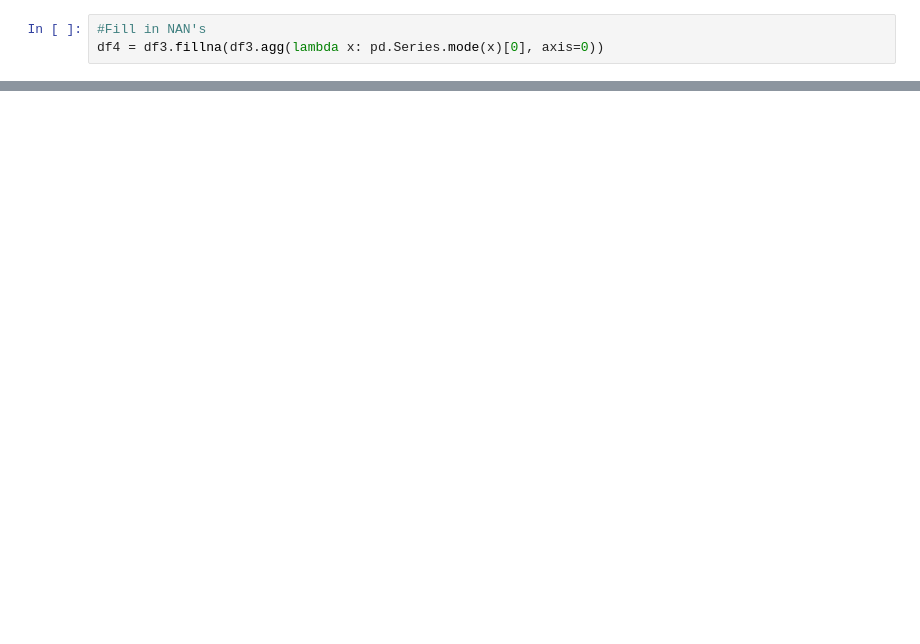
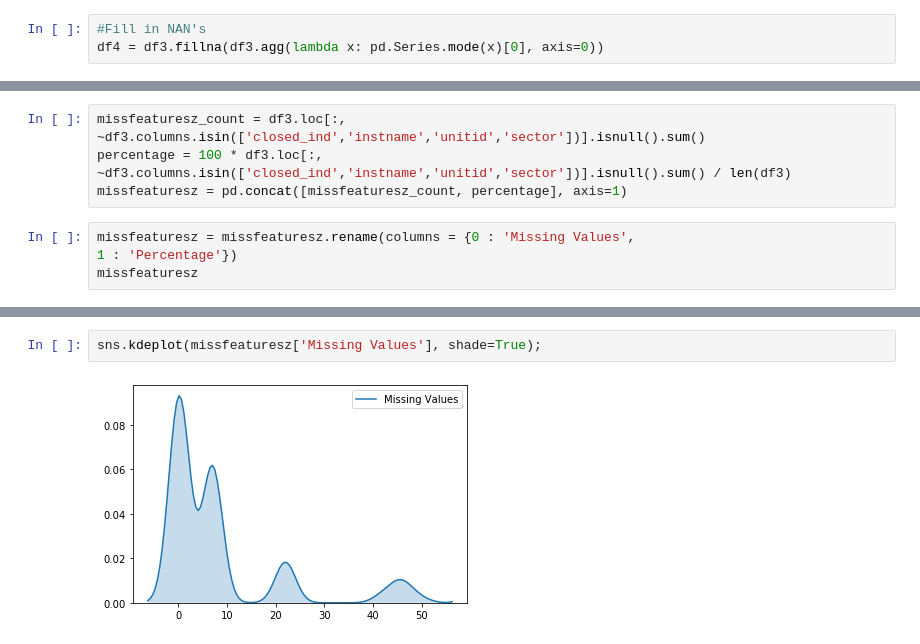
Before and after one commit to georgetown-analytics/Higher-Ed-Closings, a Jupyter notebook: Exploratory Data Analysis/edafinal.ipynb, the cells around one changed output, grey strips where cells are left out. Saved outputs shown, nothing was run; the diff lists cells and outputs as text; blank space fills up the shorter version.

```diff
--- a/Exploratory Data Analysis/edafinal.ipynb
+++ b/Exploratory Data Analysis/edafinal.ipynb
@@ -209,0 +258,8 @@ df4.to_csv('posteda.csv')
+# %%
+missfeaturesz_count = df3.loc[:, ~df3.columns.isin(['closed_ind','instname','unitid','sector'])].isnull().sum()
+percentage = 100 * df3.loc[:, ~df3.columns.isin(['closed_ind','instname','unitid','sector'])].isnull().sum() / len(df3)
+missfeaturesz = pd.concat([missfeaturesz_count, percentage], axis=1)
+# %%
+missfeaturesz = missfeaturesz.rename(columns = {0 : 'Missing Values',
+1 : 'Percentage'})
+missfeaturesz
@@ -209,0 +280,4 @@ df4.to_csv('posteda.csv')
+# %%
+sns.kdeplot(missfeaturesz['Missing Values'], shade=True);
+# %% [output]
+[figure, added]
```
Also changed, not shown: parts of 14 cells of this notebook.
